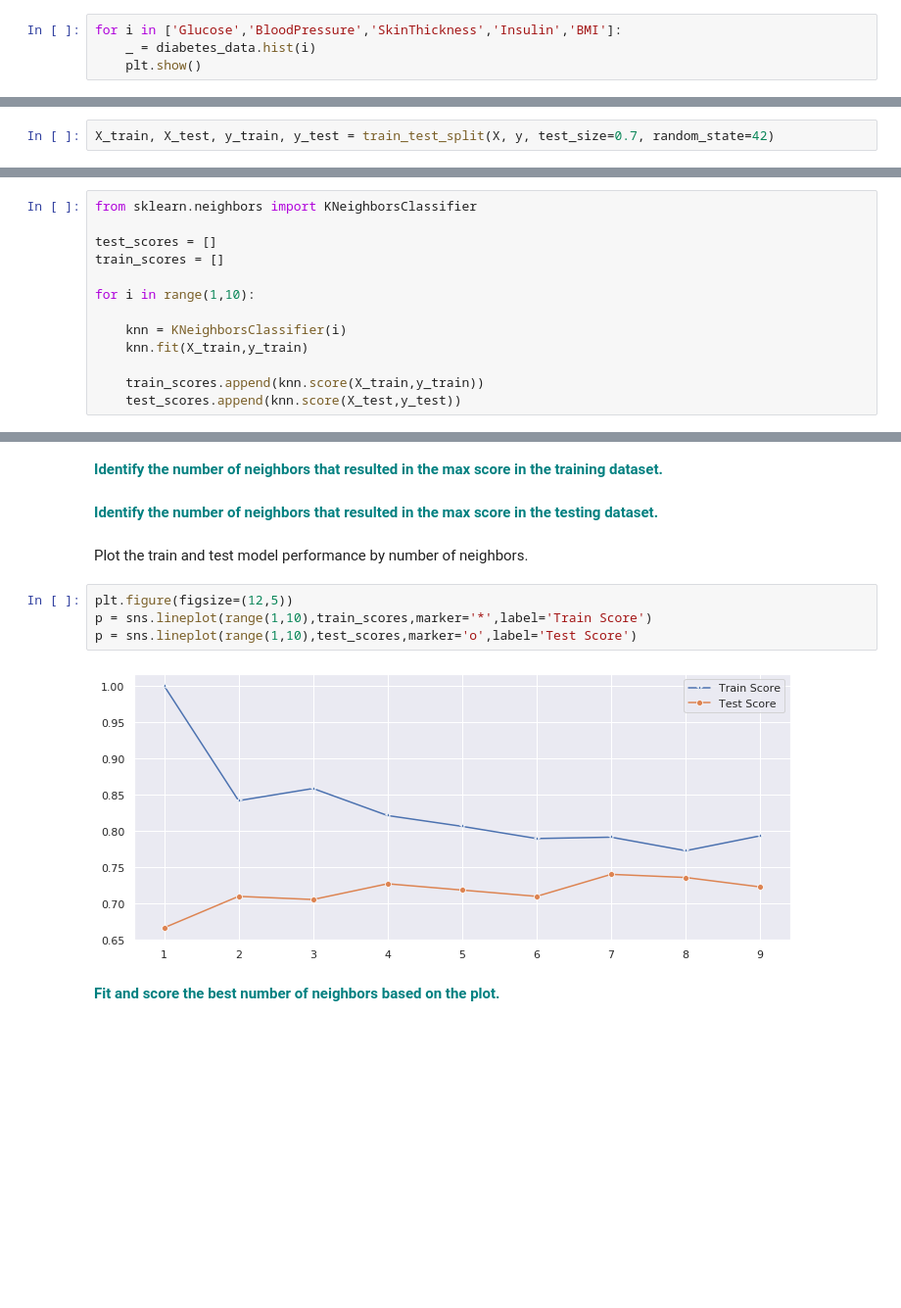
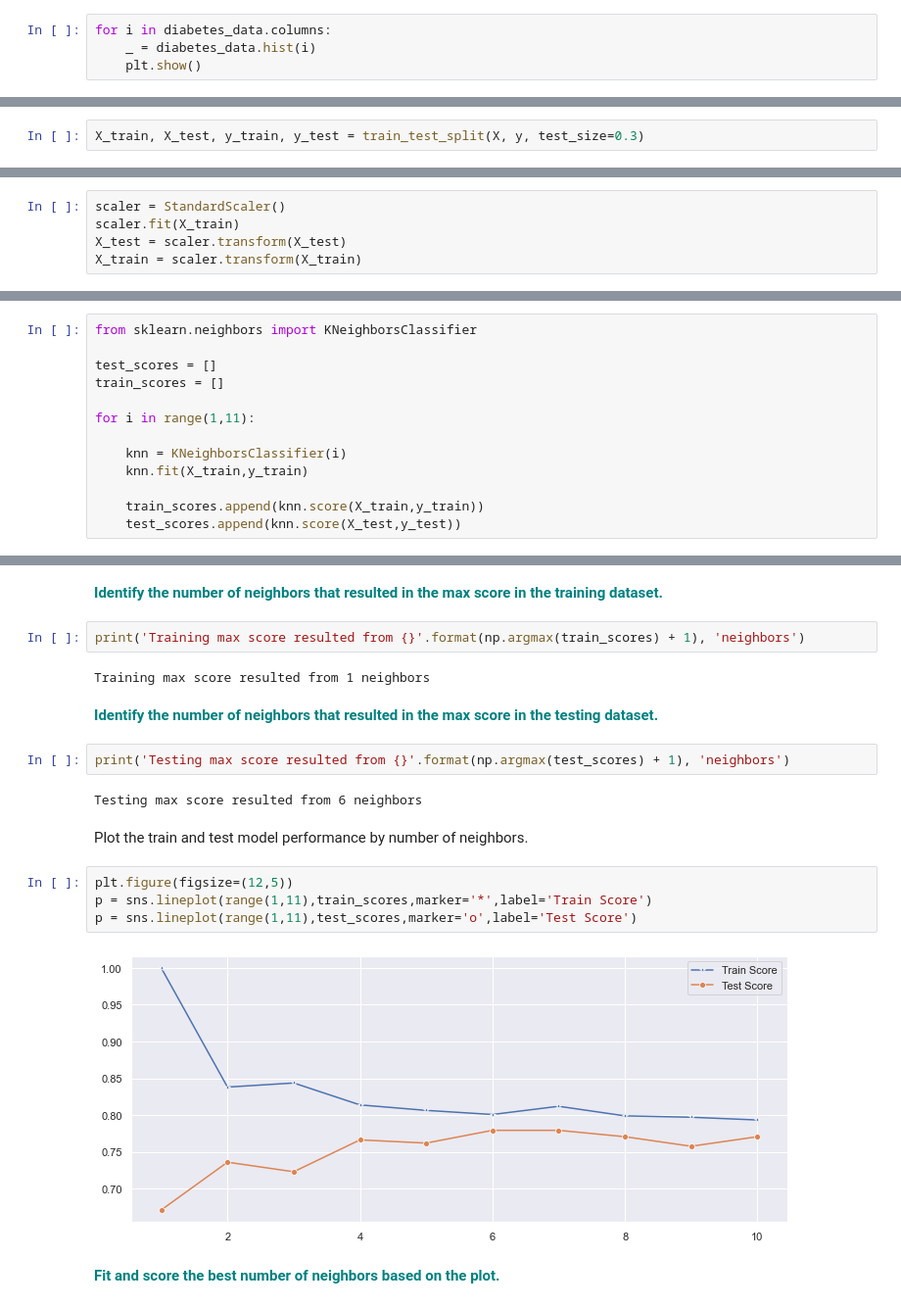
Before and after one commit to RedMousy/dsc_v5, a Jupyter notebook: Unit 18 - Machine Learning Applications/18.2 Model Optimization/18.2.4 - Grid Search in KNN/GridSearchKNN_Case_Study.ipynb, the cells around one changed output, grey strips where cells are left out. Shown at 98% size. Saved outputs shown, nothing was run; the diff lists cells and outputs as text; blank space fills up the shorter version.

```diff
--- a/Unit 18 - Machine Learning Applications/18.2 Model Optimization/18.2.4 - Grid Search in KNN/GridSearchKNN_Case_Study.ipynb
+++ b/Unit 18 - Machine Learning Applications/18.2 Model Optimization/18.2.4 - Grid Search in KNN/GridSearchKNN_Case_Study.ipynb
@@ -96,7 +100,7 @@ diabetes_data['BMI'].fillna(diabetes_data['BMI'].median(), inplace = True)
 # %% [markdown]
 **<font color='teal'> Plot histograms of each column after replacing nan. </font>**
 # %%
-for i in ['Glucose','BloodPressure','SkinThickness','Insulin','BMI']:
+for i in diabetes_data.columns:
     _ = diabetes_data.hist(i)
     plt.show()
 # %% [output]
@@ -123,7 +131,7 @@ y = diabetes_data['Outcome']
 # %% [markdown]
 **<font color='teal'> Create a 70/30 train and test split. </font>**
 # %%
-X_train, X_test, y_train, y_test = train_test_split(X, y, test_size=0.7, random_state=42)
+X_train, X_test, y_train, y_test = train_test_split(X, y, test_size=0.3)
 # %% [markdown]
 **<font color='teal'> Using Sklearn, standarize the magnitude of the features by scaling the values. </font>**
 # %% [markdown]
@@ -147,3 +139,8 @@ np.isnan(diabetes_data)
+# %%
+scaler = StandardScaler()
+scaler.fit(X_train)
+X_test = scaler.transform(X_test)
+X_train = scaler.transform(X_train)
 # %% [markdown]
 #### Using a range of neighbor values of 1-10, apply the KNearestNeighbor classifier to classify the the data.
 # %%
@@ -152,7 +149,7 @@ from sklearn.neighbors import KNeighborsClassifier
 test_scores = []
 train_scores = []
 
-for i in range(1,10):
+for i in range(1,11):
 
     knn = KNeighborsClassifier(i)
     knn.fit(X_train,y_train)
@@ -166,14 +175,22 @@ ValueError: Input contains NaN, infinity or a value too large for dtype('float64
 # %% [markdown]
 **<font color='teal'> Identify the number of neighbors that resulted in the max score in the training dataset. </font>**
+# %%
+print('Training max score resulted from {}'.format(np.argmax(train_scores) + 1), 'neighbors')
+# %% [output]
+Training max score resulted from 1 neighbors
 # %% [markdown]
 **<font color='teal'> Identify the number of neighbors that resulted in the max score in the testing dataset. </font>**
+# %%
+print('Testing max score resulted from {}'.format(np.argmax(test_scores) + 1), 'neighbors')
+# %% [output]
+Testing max score resulted from 6 neighbors
 # %% [markdown]
 Plot the train and test model performance by number of neighbors.
 # %%
 plt.figure(figsize=(12,5))
-p = sns.lineplot(range(1,10),train_scores,marker='*',label='Train Score')
-p = sns.lineplot(range(1,10),test_scores,marker='o',label='Test Score')
+p = sns.lineplot(range(1,11),train_scores,marker='*',label='Train Score')
+p = sns.lineplot(range(1,11),test_scores,marker='o',label='Test Score')
 # %% [output]
-[figure, old version]
+[figure, new version]
 # %% [markdown]
 **<font color='teal'> Fit and score the best number of neighbors based on the plot. </font>**
```
Also changed, not shown: parts of 12 cells of this notebook.
